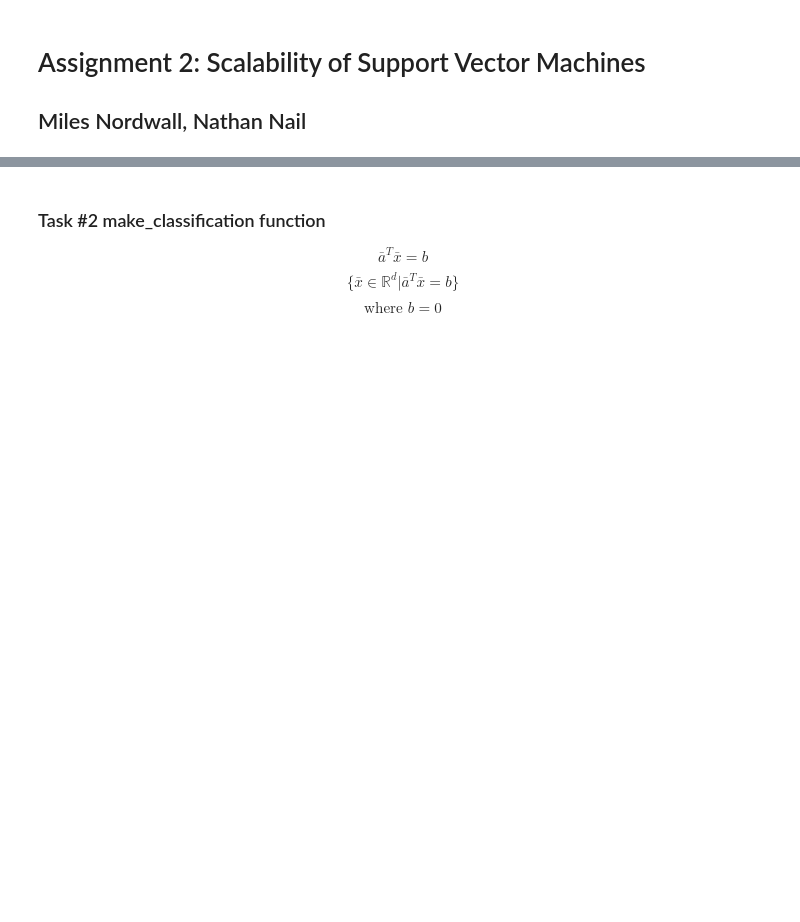
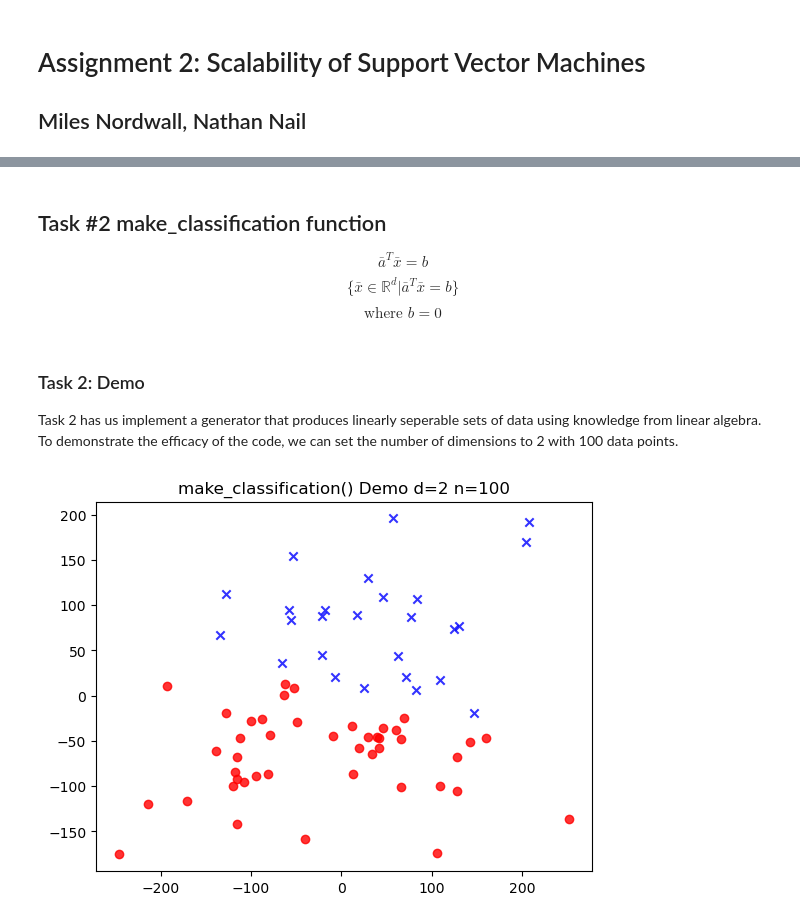
Before and after one commit to nnail0/429-hw2, a Jupyter notebook: linear_svc_mn.ipynb, the cells around one changed output, grey strips where cells are left out. Drawn from its saved outputs; the diff is of its cells as text; code cells hidden in the pictures; blank space fills up the shorter version.

```diff
--- a/linear_svc_mn.ipynb
+++ b/linear_svc_mn.ipynb
@@ -109,5 +130,5 @@ class LinearSVC(object):
 # %% [markdown]
-### Task #2 make_classification function
+## Task #2 make_classification function
 $$\bar{a}^T \bar{x} = b$$
 $$\{ \bar{x} \in \mathbb{R}^d | \bar{a}^T \bar{x} = b\}$$
 $$\text{where } b=0$$
@@ -181,3 +204,21 @@ def plot_decision_regions(X, y, classifier, test_idx=None,
                     c='none', edgecolor='black', alpha=1.0,
                     linewidth=1, marker='o',
                     s=100, label='Test set')
+# %% [markdown]
+### Task 2: Demo
+Task 2 has us implement a generator that produces linearly seperable sets of data using knowledge from linear algebra. To demonstrate the efficacy of the code, we can set the number of dimensions to 2 with 100 data points.
+# %%
+X_train, X_test, Y_train, Y_test = make_classification(d=2,n=100,u=100,seed=SEED)
+markers = ('o', 'x', '^', 'v', '<')
+colors = ('red', 'blue', 'lightgreen', 'gray', 'cyan')
+plt.title("make_classification() Demo d=2 n=100")
+for idx, cl in enumerate(np.unique(Y_train)):
+        plt.scatter(x=X_train[Y_train == cl, 0],
+                    y=X_train[Y_train == cl, 1],
+                    alpha=0.8,
+                    c=colors[idx],
+                    marker=markers[idx],
+                    label=f'Class {cl}',
+                    facecolor='black')
+# %% [output]
+[figure, added]
```
Also changed, not shown: parts of 16 cells of this notebook.
